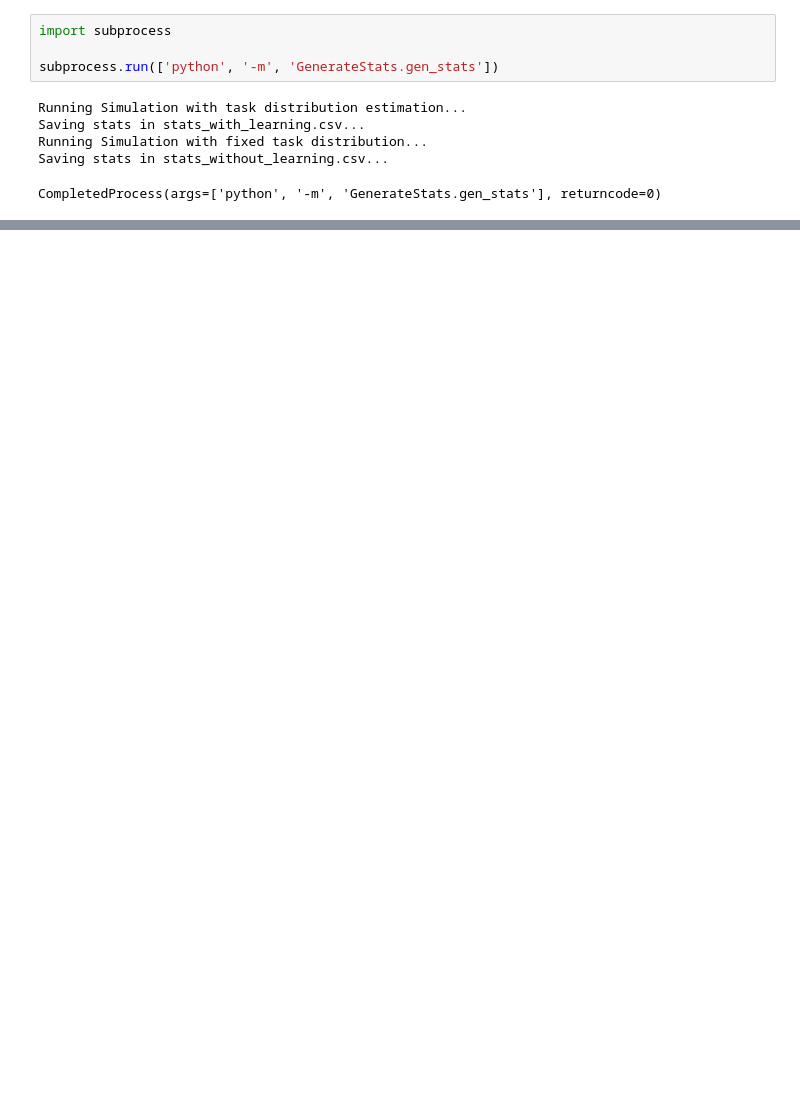
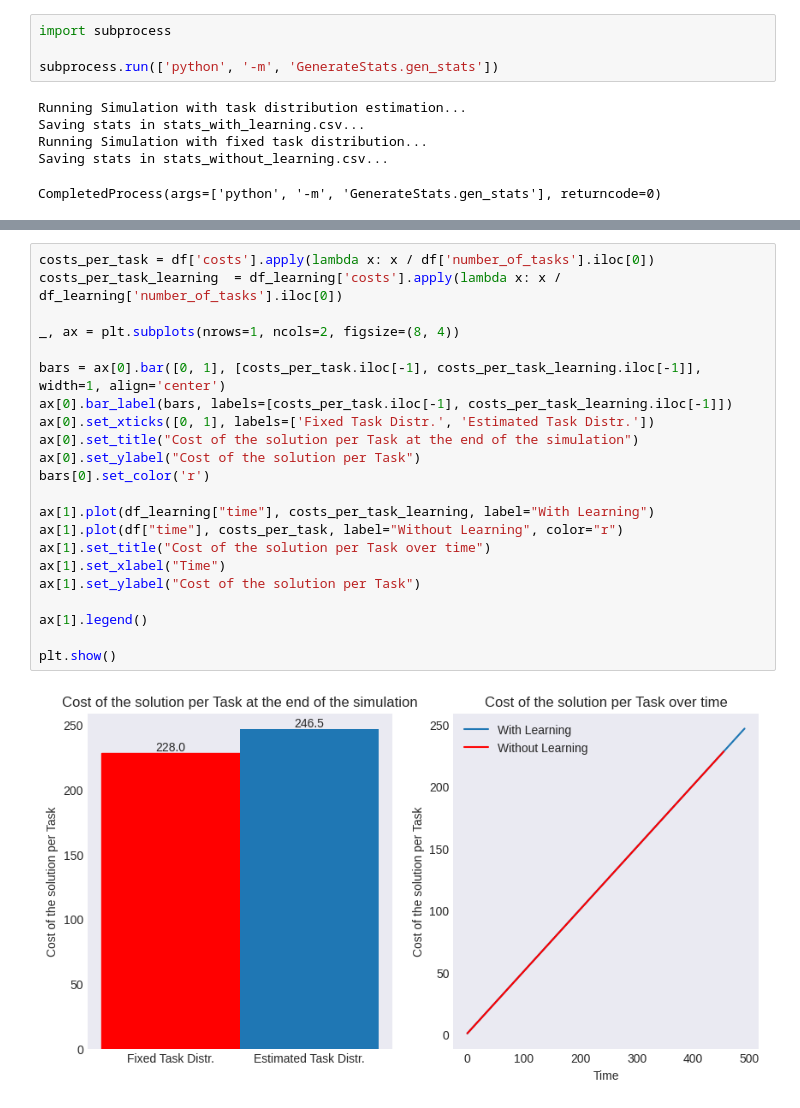
Before and after one commit to pullipulli/estimation_MAPD-P, a Jupyter notebook: Utils/show_stats.ipynb, the cells around one changed output, grey strips where cells are left out. Drawn from its saved outputs; the diff is of its cells as text; blank space fills up the shorter version.

```diff
--- a/Utils/show_stats.ipynb
+++ b/Utils/show_stats.ipynb
@@ -62,3 +66,27 @@ Fixed cost: 19000 Learning cost: 20080
+# %%
+costs_per_task = df['costs'].apply(lambda x: x / df['number_of_tasks'].iloc[0])
+costs_per_task_learning  = df_learning['costs'].apply(lambda x: x / df_learning['number_of_tasks'].iloc[0])
+
+_, ax = plt.subplots(nrows=1, ncols=2, figsize=(8, 4))
+
+bars = ax[0].bar([0, 1], [costs_per_task.iloc[-1], costs_per_task_learning.iloc[-1]], width=1, align='center')
+ax[0].bar_label(bars, labels=[costs_per_task.iloc[-1], costs_per_task_learning.iloc[-1]])
+ax[0].set_xticks([0, 1], labels=['Fixed Task Distr.', 'Estimated Task Distr.'])
+ax[0].set_title("Cost of the solution per Task at the end of the simulation")
+ax[0].set_ylabel("Cost of the solution per Task")
+bars[0].set_color('r')
+
+ax[1].plot(df_learning["time"], costs_per_task_learning, label="With Learning")
+ax[1].plot(df["time"], costs_per_task, label="Without Learning", color="r")
+ax[1].set_title("Cost of the solution per Task over time")
+ax[1].set_xlabel("Time")
+ax[1].set_ylabel("Cost of the solution per Task")
+
+ax[1].legend()
+
+plt.show()
+# %% [output]
+[figure, added]
 # %%
 makespan = df["time"].iloc[-1] + 1
 makespan_learning = df_learning["time"].iloc[-1] + 1
```
Also changed, not shown: parts of 5 cells of this notebook, 1 other file.
